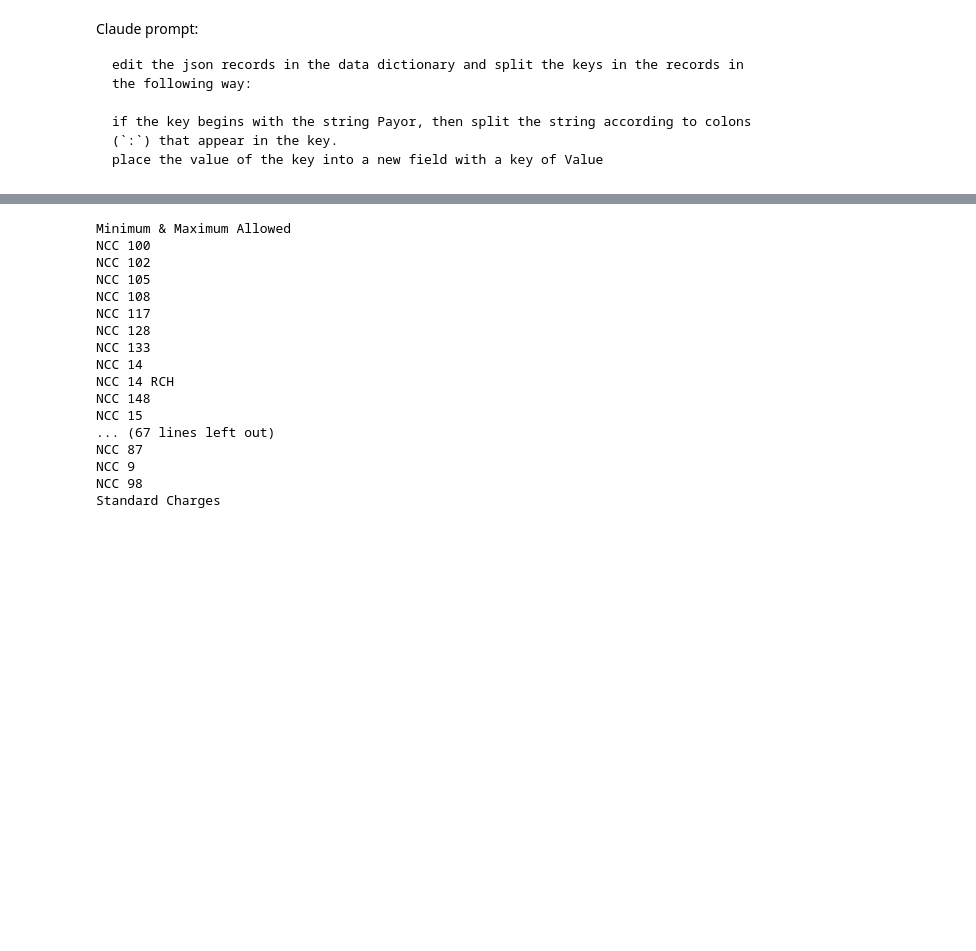
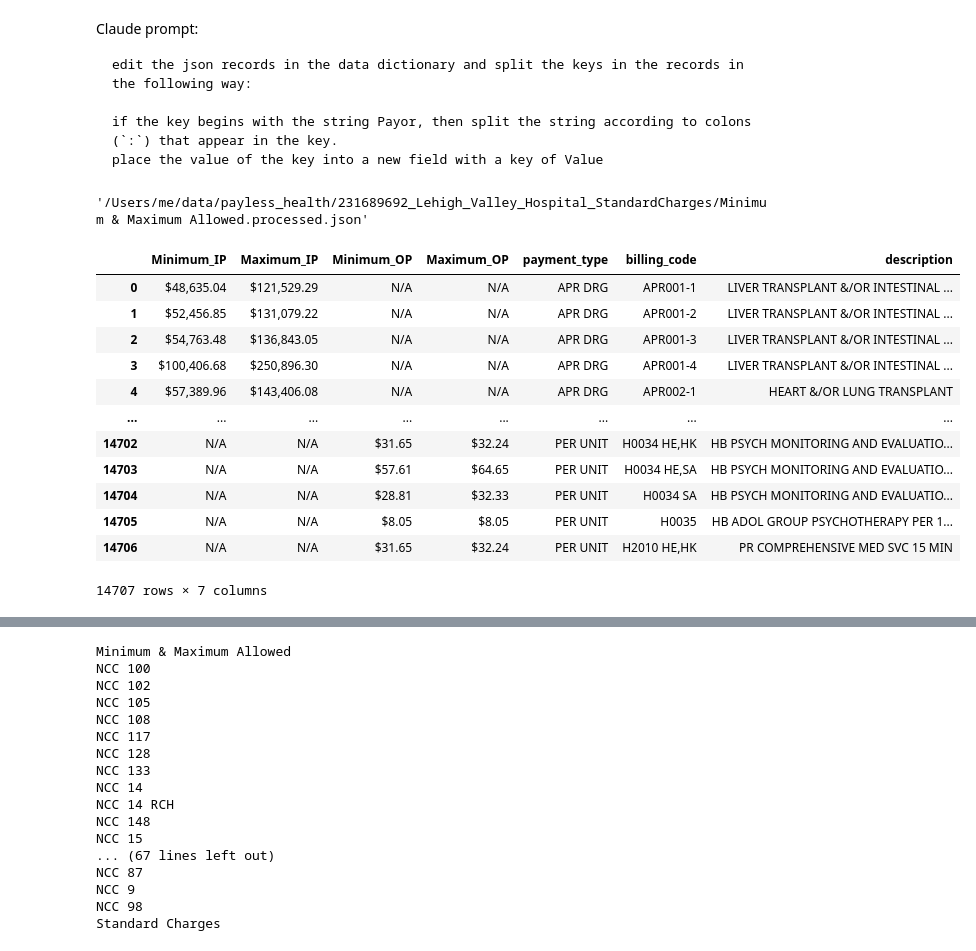
Before and after one commit to onefact/data_build_tool_payless.health, a Jupyter notebook: notebooks/EIN=231689692_lehigh-valley.ipynb, the cells around one changed output, grey strips where cells are left out. Saved outputs shown, nothing was run; the diff lists cells and outputs as text; code cells hidden in the pictures; blank space fills up the shorter version.

```diff
--- a/notebooks/EIN=231689692_lehigh-valley.ipynb
+++ b/notebooks/EIN=231689692_lehigh-valley.ipynb
@@ -336,0 +352,22 @@ process_lehigh_valley_column_file(output_file, output_path / 'lehigh_valley.json
+# %%
+processed_file.absolute().as_posix()
+# %% [output]
+'/Users/me/data/payless_health/231689692_Lehigh_Valley_Hospital_StandardCharges/Minimum & Maximum Allowed.processed.json'
+# %%
+%%sql
+SELECT * FROM read_json_auto('/Users/me/data/payless_health/231689692_Lehigh_Valley_Hospital_StandardCharges/Minimum & Maximum Allowed.processed.json')
+WHERE charge != 'N/A'
+# %% [output]
+|  | Minimum_IP | Maximum_IP | Minimum_OP | Maximum_OP | payment_type | billing_code | description |
+| 0 | $48,635.04 | $121,529.29 | N/A | N/A | APR DRG | APR001-1 | LIVER TRANSPLANT &/OR INTESTINAL ... |
+| 1 | $52,456.85 | $131,079.22 | N/A | N/A | APR DRG | APR001-2 | LIVER TRANSPLANT &/OR INTESTINAL ... |
+| 2 | $54,763.48 | $136,843.05 | N/A | N/A | APR DRG | APR001-3 | LIVER TRANSPLANT &/OR INTESTINAL ... |
+| 3 | $100,406.68 | $250,896.30 | N/A | N/A | APR DRG | APR001-4 | LIVER TRANSPLANT &/OR INTESTINAL ... |
+| 4 | $57,389.96 | $143,406.08 | N/A | N/A | APR DRG | APR002-1 | HEART &/OR LUNG TRANSPLANT |
+| ... | ... | ... | ... | ... | ... | ... | ... |
+| 14702 | N/A | N/A | $31.65 | $32.24 | PER UNIT | H0034 HE,HK | HB PSYCH MONITORING AND EVALUATIO... |
+| 14703 | N/A | N/A | $57.61 | $64.65 | PER UNIT | H0034 HE,SA | HB PSYCH MONITORING AND EVALUATIO... |
+| 14704 | N/A | N/A | $28.81 | $32.33 | PER UNIT | H0034 SA | HB PSYCH MONITORING AND EVALUATIO... |
+| 14705 | N/A | N/A | $8.05 | $8.05 | PER UNIT | H0035 | HB ADOL GROUP PSYCHOTHERAPY PER 1... |
+| 14706 | N/A | N/A | $31.65 | $32.24 | PER UNIT | H2010 HE,HK | PR COMPREHENSIVE MED SVC 15 MIN |
+14707 rows × 7 columns
```
Also changed, not shown: parts of 9 cells of this notebook, 2 other files.
